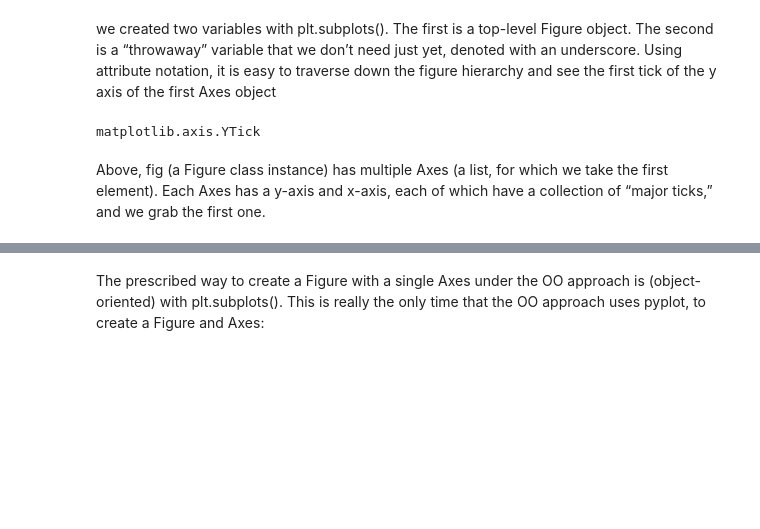
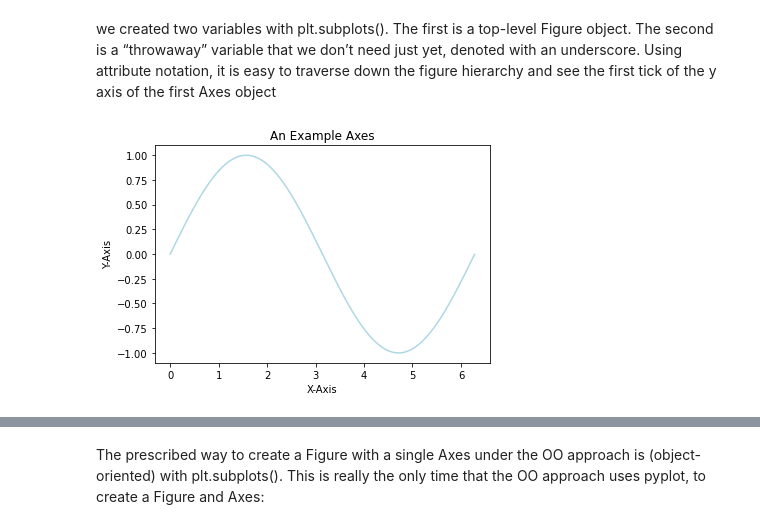
Before and after one commit to xinihe/jrxy_python_course, a Jupyter notebook: BasicSession/matplotlib_learn.ipynb, the cells around one changed output, grey strips where cells are left out. Cells and saved outputs as stored; diff of their text form; code cells hidden in the pictures; blank space fills up the shorter version.

```diff
--- a/BasicSession/matplotlib_learn.ipynb
+++ b/BasicSession/matplotlib_learn.ipynb
@@ -52,10 +53,13 @@ matplotlib.figure.Figure
 [figure]
 # %% [markdown]
 we created two variables with plt.subplots(). The first is a top-level Figure object. The second is a “throwaway” variable that we don’t need just yet, denoted with an underscore. Using attribute notation, it is easy to traverse down the figure hierarchy and see the first tick of the y axis of the first Axes object
-# %%
-one_tick = fig.axes[0].yaxis.get_major_ticks()[0]
-type(one_tick)
-# %% [output]
-matplotlib.axis.YTick
-# %% [markdown]
-Above, fig (a Figure class instance) has multiple Axes (a list, for which we take the first element). Each Axes has a y-axis and x-axis, each of which have a collection of “major ticks,” and we grab the first one.
+# %%
+fig = plt.figure()
+ax = fig.add_subplot(111)
+x = np.arange(0, math.pi*2, 0.02)
+y = np.sin(x)
+ax.set(title='An Example Axes', ylabel='Y-Axis', xlabel='X-Axis')
+ax.plot(x,y, color = 'lightblue')
+plt.show()
+# %% [output]
+[figure, added]
```
Also changed, not shown: parts of 11 cells of this notebook, 1 other file.
